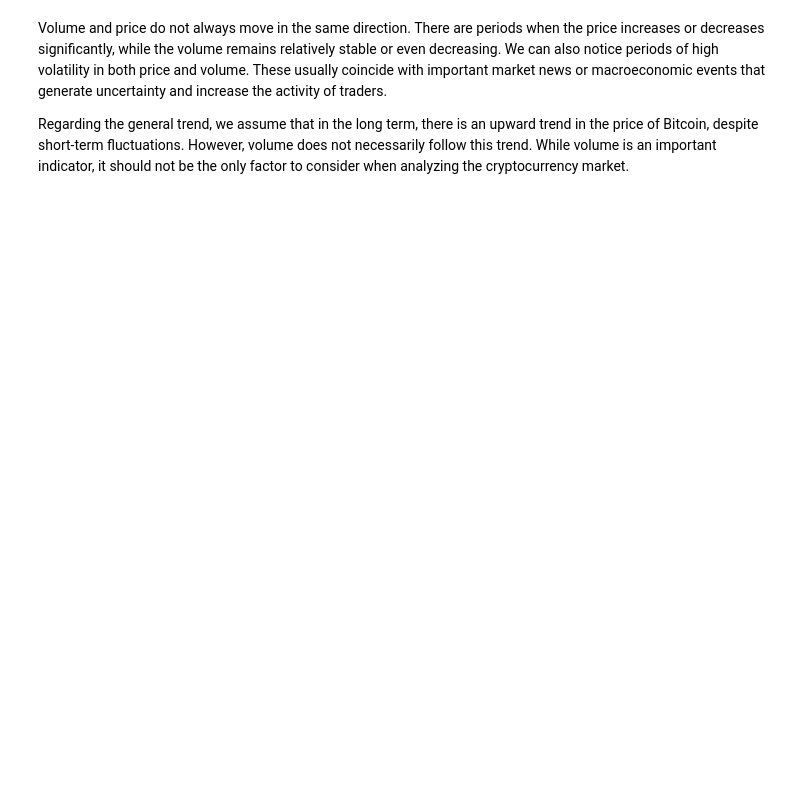
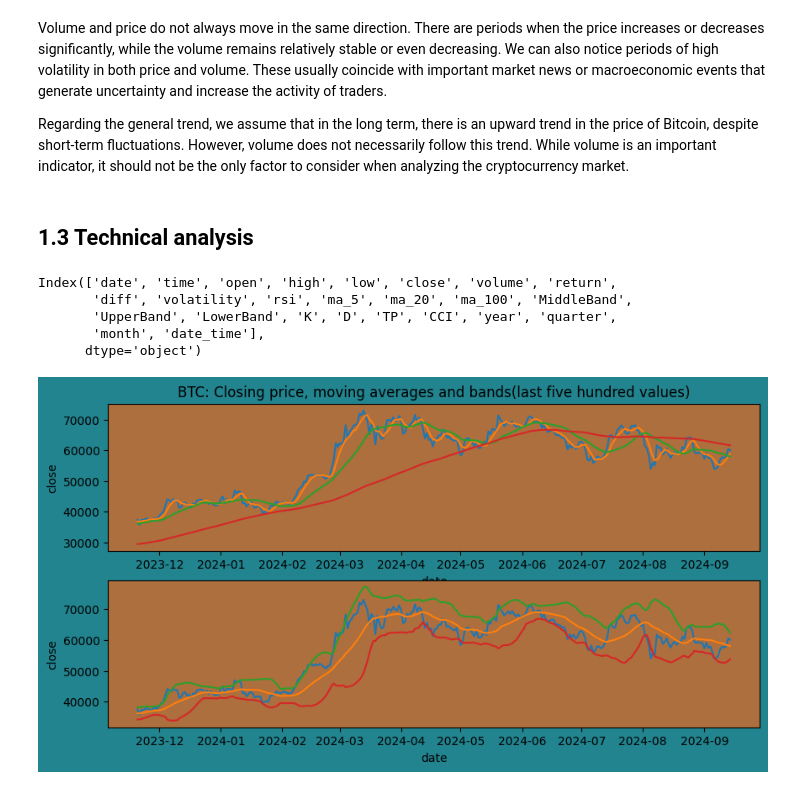
Before and after one commit to Pableren/Glass-Bubble, a Jupyter notebook: Eda.ipynb, the cells around one changed output. Drawn from its saved outputs; the diff is of its cells as text; code cells hidden in the pictures; blank space fills up the shorter version.

```diff
--- a/Eda.ipynb
+++ b/Eda.ipynb
@@ -114,3 +116,32 @@ Text(0, 0.5, 'Close price')
 Volume and price do not always move in the same direction. There are periods when the price increases or decreases significantly, while the volume remains relatively stable or even decreasing. We can also notice periods of high volatility in both price and volume. These usually coincide with important market news or macroeconomic events that generate uncertainty and increase the activity of traders.
 
 Regarding the general trend, we assume that in the long term, there is an upward trend in the price of Bitcoin, despite short-term fluctuations. However, volume does not necessarily follow this trend. While volume is an important indicator, it should not be the only factor to consider when analyzing the cryptocurrency market.
+# %% [markdown]
+## 1.3 Technical analysis
+# %%
+df_1d.columns
+# %% [output]
+Index(['date', 'time', 'open', 'high', 'low', 'close', 'volume', 'return',
+       'diff', 'volatility', 'rsi', 'ma_5', 'ma_20', 'ma_100', 'MiddleBand',
+       'UpperBand', 'LowerBand', 'K', 'D', 'TP', 'CCI', 'year', 'quarter',
+       'month', 'date_time'],
+      dtype='object')
+# %%
+fig, (ax1, ax2) = plt.subplots(2, 1, figsize=(10, 5))
+ax1.set_title('BTC: Closing price, moving averages and bands(last five hundred values)')
+sns.lineplot(data=df_1d[-300:],x='date',y='close',ax=ax1)
+sns.lineplot(data=df_1d[-300:],x='date',y='ma_5',ax=ax1)
+sns.lineplot(data=df_1d[-300:],x='date',y='ma_20',ax=ax1)
+sns.lineplot(data=df_1d[-300:],x='date',y='ma_100',ax=ax1)
+
+sns.lineplot(data=df_1d[-300:],x='date',y='close',ax=ax2)
+sns.lineplot(data=df_1d[-300:],x='date',y='MiddleBand',ax=ax2)
+sns.lineplot(data=df_1d[-300:],x='date',y='UpperBand',ax=ax2)
+sns.lineplot(data=df_1d[-300:],x='date',y='LowerBand',ax=ax2)
+fig.set_facecolor('#22848f')
+ax1.set_facecolor('#ad6f3d')
+ax2.set_facecolor('#ad6f3d')
+
+fig.show()
+# %% [output]
+[figure, added]
```
Also changed, not shown: parts of 2 cells of this notebook.
